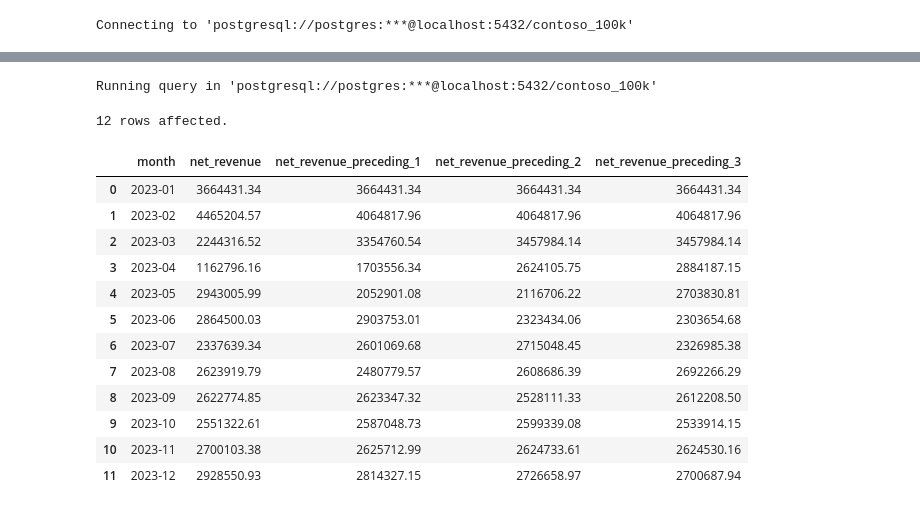
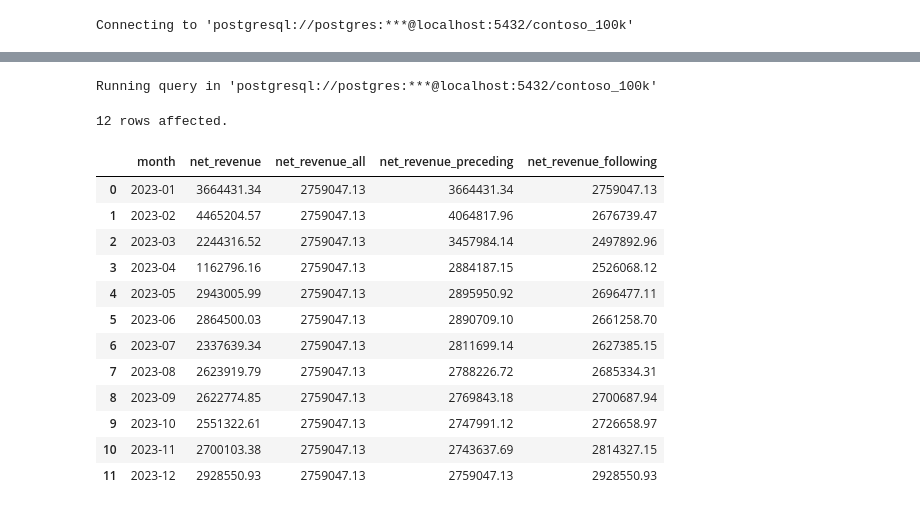
Before and after one commit to anshjw/data-analytics-learning, a Jupyter notebook: Int_SQL/3_Windows_Function/5_Frame_Clause.ipynb, the cells around one changed output, grey strips where cells are left out. Cells and saved outputs as stored; diff of their text form; code cells hidden in the pictures.

```diff
--- a/Int_SQL/3_Windows_Function/5_Frame_Clause.ipynb
+++ b/Int_SQL/3_Windows_Function/5_Frame_Clause.ipynb
@@ -263,45 +370,49 @@ Let's see how changing the PRECEDING value affects the average:
 # %%
 %%sql
 
 WITH monthly_sales AS (
     SELECT
         TO_CHAR(orderdate, 'YYYY-MM') as month,
         SUM(quantity * netprice * exchangerate) as net_revenue
-    FROM sales
-    WHERE EXTRACT(YEAR FROM orderdate) = 2023
-    GROUP BY month
-    ORDER BY month
-
+    FROM
+        sales
+    WHERE
+        EXTRACT(YEAR FROM orderdate) = 2023
+    GROUP BY
+        month
+    ORDER BY
+        month
 )
 SELECT
     month,
     net_revenue,
     AVG(net_revenue) OVER (
-        ORDER BY month
-        ROWS BETWEEN 1 PRECEDING AND CURRENT ROW
-        ) as net_revenue_preceding_1,
+      ORDER BY month
+      ROWS BETWEEN UNBOUNDED PRECEDING AND UNBOUNDED FOLLOWING
+    ) AS net_revenue_all,
     AVG(net_revenue) OVER (
-        ORDER BY month
-        ROWS BETWEEN 2 PRECEDING AND CURRENT ROW
-        ) as net_revenue_preceding_2,
+      ORDER BY month
+      ROWS BETWEEN UNBOUNDED PRECEDING AND CURRENT ROW
+    ) AS net_revenue_preceding,
     AVG(net_revenue) OVER (
-        ORDER BY month
-        ROWS BETWEEN 3 PRECEDING AND CURRENT ROW
-        ) as net_revenue_preceding_3
-FROM monthly_sales;
+      ORDER BY month
+      ROWS BETWEEN CURRENT ROW AND UNBOUNDED FOLLOWING
+    ) AS net_revenue_following
+FRom
+    monthly_sales;
 # %% [output]
 Running query in 'postgresql://postgres:***@localhost:5432/contoso_100k'
 12 rows affected.
-|  | month | net_revenue | net_revenue_preceding_1 | net_revenue_preceding_2 | net_revenue_preceding_3 |
-| 0 | 2023-01 | 3664431.34 | 3664431.34 | 3664431.34 | 3664431.34 |
-| 1 | 2023-02 | 4465204.57 | 4064817.96 | 4064817.96 | 4064817.96 |
-| 2 | 2023-03 | 2244316.52 | 3354760.54 | 3457984.14 | 3457984.14 |
-| 3 | 2023-04 | 1162796.16 | 1703556.34 | 2624105.75 | 2884187.15 |
-| 4 | 2023-05 | 2943005.99 | 2052901.08 | 2116706.22 | 2703830.81 |
-| 5 | 2023-06 | 2864500.03 | 2903753.01 | 2323434.06 | 2303654.68 |
-| 6 | 2023-07 | 2337639.34 | 2601069.68 | 2715048.45 | 2326985.38 |
-| 7 | 2023-08 | 2623919.79 | 2480779.57 | 2608686.39 | 2692266.29 |
-| 8 | 2023-09 | 2622774.85 | 2623347.32 | 2528111.33 | 2612208.50 |
-| 9 | 2023-10 | 2551322.61 | 2587048.73 | 2599339.08 | 2533914.15 |
-| 10 | 2023-11 | 2700103.38 | 2625712.99 | 2624733.61 | 2624530.16 |
-| 11 | 2023-12 | 2928550.93 | 2814327.15 | 2726658.97 | 2700687.94 |
+|  | month | net_revenue | net_revenue_all | net_revenue_preceding | net_revenue_following |
+| 0 | 2023-01 | 3664431.34 | 2759047.13 | 3664431.34 | 2759047.13 |
+| 1 | 2023-02 | 4465204.57 | 2759047.13 | 4064817.96 | 2676739.47 |
+| 2 | 2023-03 | 2244316.52 | 2759047.13 | 3457984.14 | 2497892.96 |
+| 3 | 2023-04 | 1162796.16 | 2759047.13 | 2884187.15 | 2526068.12 |
+| 4 | 2023-05 | 2943005.99 | 2759047.13 | 2895950.92 | 2696477.11 |
+| 5 | 2023-06 | 2864500.03 | 2759047.13 | 2890709.10 | 2661258.70 |
+| 6 | 2023-07 | 2337639.34 | 2759047.13 | 2811699.14 | 2627385.15 |
+| 7 | 2023-08 | 2623919.79 | 2759047.13 | 2788226.72 | 2685334.31 |
+| 8 | 2023-09 | 2622774.85 | 2759047.13 | 2769843.18 | 2700687.94 |
+| 9 | 2023-10 | 2551322.61 | 2759047.13 | 2747991.12 | 2726658.97 |
+| 10 | 2023-11 | 2700103.38 | 2759047.13 | 2743637.69 | 2814327.15 |
+| 11 | 2023-12 | 2928550.93 | 2759047.13 | 2759047.13 | 2928550.93 |
```
Also changed, not shown: parts of 35 cells of this notebook.
